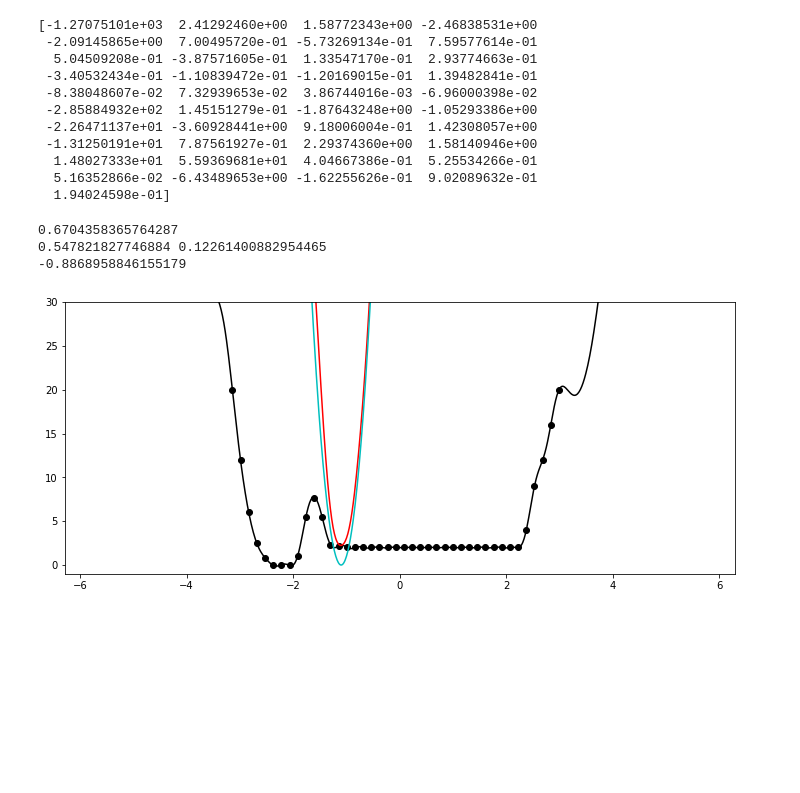
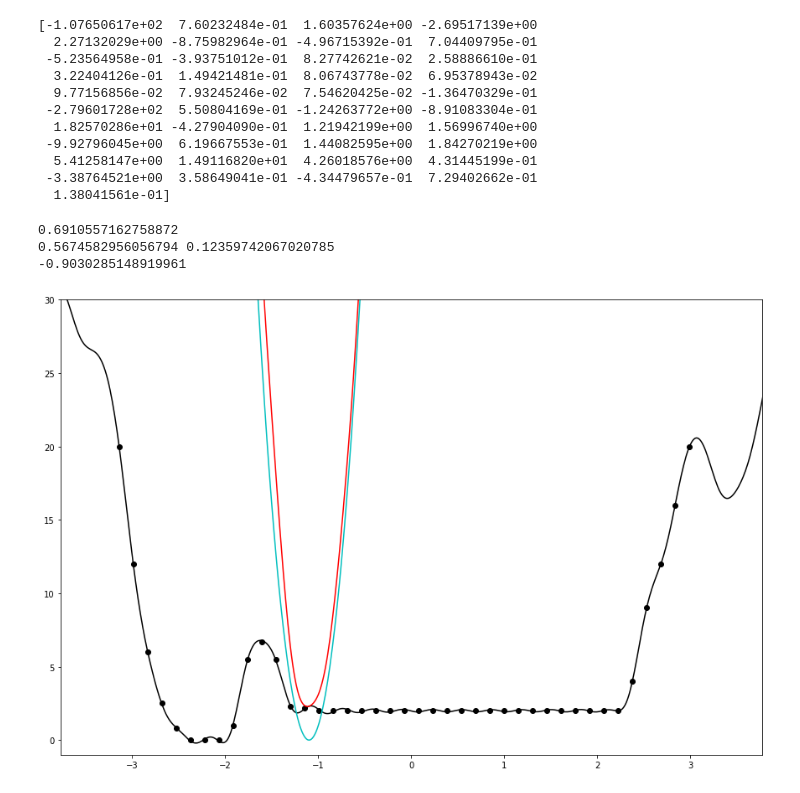
Before and after one commit to nhenriksen/Random, a Jupyter notebook: EnergyLandscape-MBAR-Testing.ipynb, the cells around one changed output. Cells and saved outputs as stored; diff of their text form; code cells hidden in the pictures; blank space fills up the shorter version.

```diff
--- a/EnergyLandscape-MBAR-Testing.ipynb
+++ b/EnergyLandscape-MBAR-Testing.ipynb
@@ -22,7 +22,7 @@ x = np.array([-3.141592654, -2.988344654, -2.835096654, -2.681848654, -2.5286006
 #y = np.array([20.000,12.000,6.000,2.500,0.800,0.000,0.000,0.000,0.000,8.000,16.000,8.000,5.500,5.200,5.000,5.000,5.000,5.000,5.000,5.000,5.000,5.000,5.000,5.000,5.000,5.000,5.000,5.000,5.000,5.000,5.000,5.000,5.000,5.000,5.000,5.000,6.000,9.000,12.000,16.000,20.000])
 
 #y = np.array([20.000,12.000,6.000,2.500,0.800,0.000,0.000,0.000,1.000,4.000,5.000,4.000,3.000,2.200,2.000,2.000,2.000,2.000,2.000,2.000,2.000,2.000,2.000,2.000,2.000,2.000,2.000,2.000,2.000,2.000,2.000,2.000,2.000,2.000,2.000,2.000,4.000,9.000,12.000,16.000,20.000])
-y = np.array([20.000,12.000,6.000,2.500,0.800,0.000,0.000,0.000,1.000,5.500,7.700,5.500,2.300,2.200,2.000,2.000,2.000,2.000,2.000,2.000,2.000,2.000,2.000,2.000,2.000,2.000,2.000,2.000,2.000,2.000,2.000,2.000,2.000,2.000,2.000,2.000,4.000,9.000,12.000,16.000,20.000])
+y = np.array([20.000,12.000,6.000,2.500,0.800,0.000,0.000,0.000,1.000,5.500,6.700,5.500,2.300,2.200,2.000,2.000,2.000,2.000,2.000,2.000,2.000,2.000,2.000,2.000,2.000,2.000,2.000,2.000,2.000,2.000,2.000,2.000,2.000,2.000,2.000,2.000,4.000,9.000,12.000,16.000,20.000])
 # %%
 p0 = np.ones([41], np.float64)
 
@@ -44,44 +44,44 @@ yfit = PotFunc(xfull,*popt)
 rfit = RestEne(xfull,100.0,-1.1)
 yrfit = yfit + RestEne(xfull,100.0,-1.1)
 # %% [output]
-[-1.27075101e+03  2.41292460e+00  1.58772343e+00 -2.46838531e+00
- -2.09145865e+00  7.00495720e-01 -5.73269134e-01  7.59577614e-01
-  5.04509208e-01 -3.87571605e-01  1.33547170e-01  2.93774663e-01
- -3.40532434e-01 -1.10839472e-01 -1.20169015e-01  1.39482841e-01
- -8.38048607e-02  7.32939653e-02  3.86744016e-03 -6.96000398e-02
- -2.85884932e+02  1.45151279e-01 -1.87643248e+00 -1.05293386e+00
- -2.26471137e+01 -3.60928441e+00  9.18006004e-01  1.42308057e+00
- -1.31250191e+01  7.87561927e-01  2.29374360e+00  1.58140946e+00
-  1.48027333e+01  5.59369681e+01  4.04667386e-01  5.25534266e-01
-  5.16352866e-02 -6.43489653e+00 -1.62255626e-01  9.02089632e-01
-  1.94024598e-01]
+[-1.07650617e+02  7.60232484e-01  1.60357624e+00 -2.69517139e+00
+  2.27132029e+00 -8.75982964e-01 -4.96715392e-01  7.04409795e-01
+ -5.23564958e-01 -3.93751012e-01  8.27742621e-02  2.58886610e-01
+  3.22404126e-01  1.49421481e-01  8.06743778e-02  6.95378943e-02
+  9.77156856e-02  7.93245246e-02  7.54620425e-02 -1.36470329e-01
+ -2.79601728e+02  5.50804169e-01 -1.24263772e+00 -8.91083304e-01
+  1.82570286e+01 -4.27904090e-01  1.21942199e+00  1.56996740e+00
+ -9.92796045e+00  6.19667553e-01  1.44082595e+00  1.84270219e+00
+  5.41258147e+00  1.49116820e+01  4.26018576e+00  4.31445199e-01
+ -3.38764521e+00  3.58649041e-01 -4.34479657e-01  7.29402662e-01
+  1.38041561e-01]
 # %%
-plt.figure(figsize=(12,5))
-plt.xlim(-2*np.pi,2*np.pi)
+plt.figure(figsize=(15,10))
+plt.xlim(-1.2*np.pi,1.2*np.pi)
 plt.ylim(-1,30)
 plt.plot(x, y, 'ko')
 plt.plot(xfull, yfit,'k-')
 plt.plot(xfull, yrfit,'r-')
 plt.plot(xfull, rfit, 'c-')
 
 xint = np.linspace(-3.141592654,3.141592654,10000)
 yint = np.exp(-(1/(1.987204118e-3*298.15))*PotFunc(xint,*popt))
 partfunc = np.trapz(yint,xint)
 
 print(partfunc)
 
 xint = np.linspace(-3.141592654,-1.609112654,10000)
 yint = np.exp(-(1/(1.987204118e-3*298.15))*PotFunc(xint,*popt))
 boundfunc = np.trapz(yint,xint)
 
 print(boundfunc, partfunc-boundfunc)
 
 print(-1.987204118e-3*298.15*np.log(boundfunc/(partfunc-boundfunc)))
 # %% [output]
-0.6704358365764287
-0.547821827746884 0.12261400882954465
--0.8868958846155179
+0.6910557162758872
+0.5674582956056794 0.12359742067020785
+-0.9030285148919961
-[figure, old version]
+[figure, new version]
 # %%
 def RunMC(pos=0.0,Cyc=500,Temp=298.15,Step=0.1,fcn=0.0,eql=0.0,Interactive=False,Wall=False):
     R = 1.987204118e-3
```
Also changed, not shown: parts of 6 cells of this notebook.
